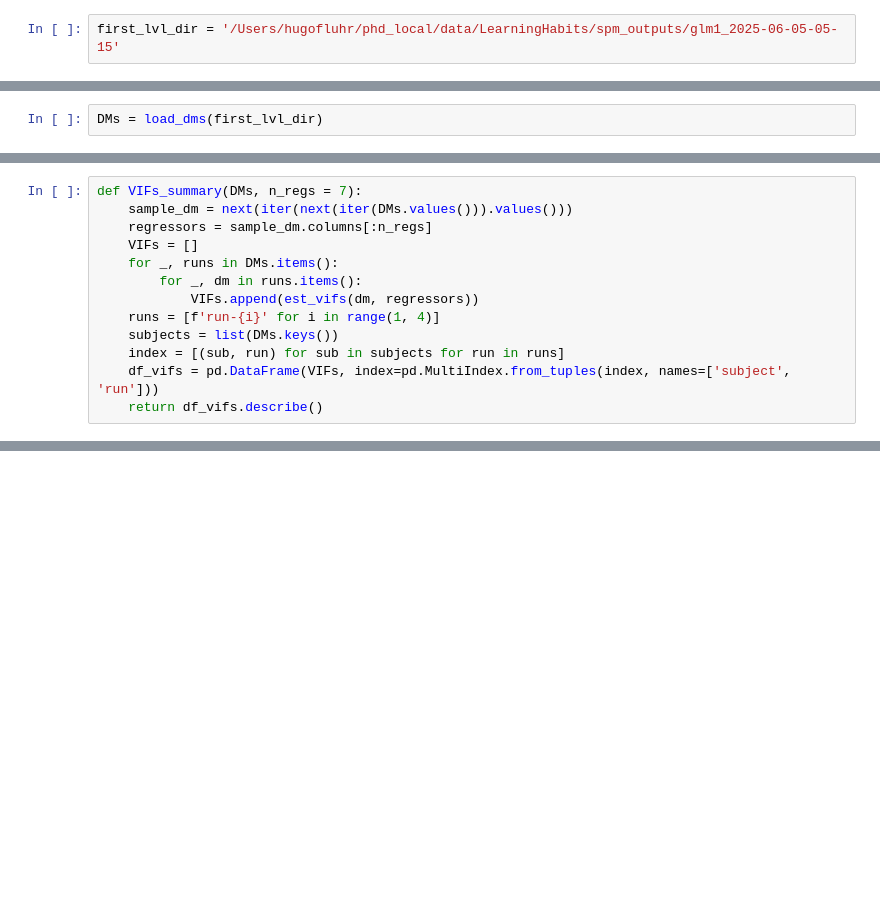
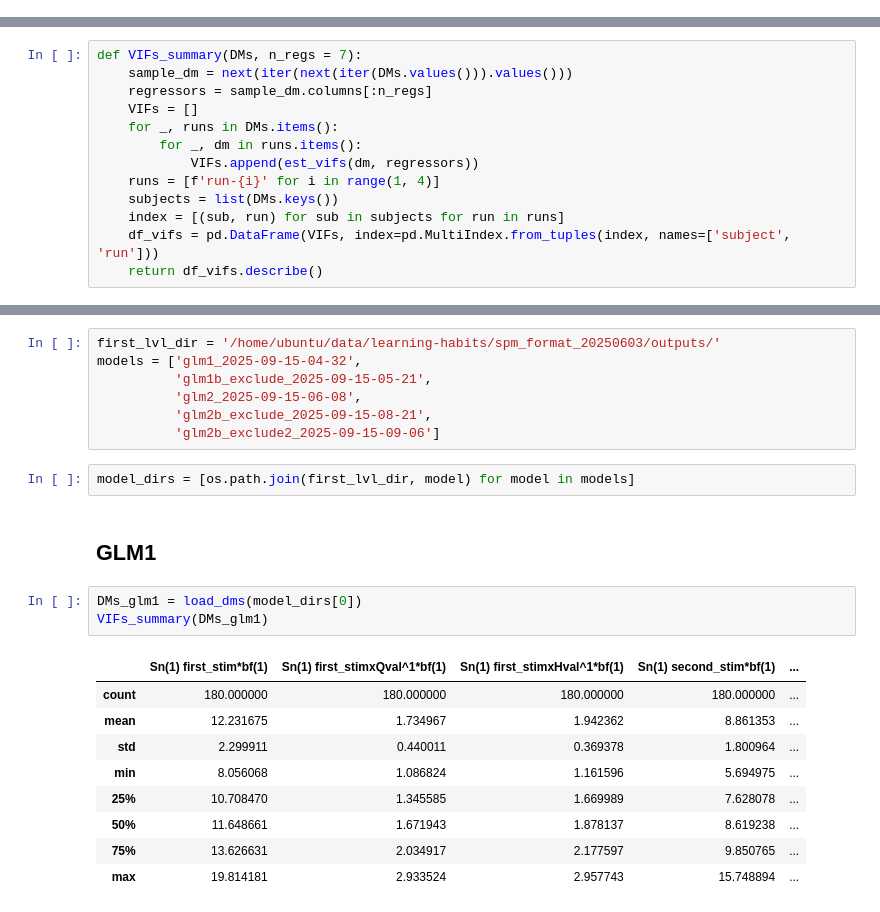
Before and after one commit to hugofluhr/learning-habits-analysis, a Jupyter notebook: notebooks/inspect_VIFs.ipynb, the cells around one changed output, grey strips where cells are left out. Saved outputs shown, nothing was run; the diff lists cells and outputs as text; blank space fills up the shorter version.

```diff
--- a/notebooks/inspect_VIFs.ipynb
+++ b/notebooks/inspect_VIFs.ipynb
@@ -7,7 +7,5 @@ from nilearn.glm import expression_to_contrast_vector
 sys.path.append('..')
 from utils.analysis import est_c_vifs, est_vifs, est_efficiency
-# %%
-first_lvl_dir = '/Users/hugofluhr/phd_local/data/LearningHabits/spm_outputs/glm1_2025-06-05-05-15'
 # %%
 def load_dms(first_lvl_dir):
     # Get list of subject directories
@@ -26,8 +24,6 @@ def load_dms(first_lvl_dir):
                     col_names = [line.strip() for line in f]
                 DMs[sub][run] = pd.read_csv(design_matrix_path, names=col_names, header=None)
     return DMs
-# %%
-DMs = load_dms(first_lvl_dir)
 # %%
 def cVIFs_summary(DMs, n_regs = 7):
     sample_dm = next(iter(next(iter(DMs.values())).values()))
@@ -105,0 +73,24 @@ eff_summary(DMs)
+# %%
+first_lvl_dir = '/home/ubuntu/data/learning-habits/spm_format_20250603/outputs/'
+models = ['glm1_2025-09-15-04-32',
+          'glm1b_exclude_2025-09-15-05-21',
+          'glm2_2025-09-15-06-08',
+          'glm2b_exclude_2025-09-15-08-21',
+          'glm2b_exclude2_2025-09-15-09-06']
+# %%
+model_dirs = [os.path.join(first_lvl_dir, model) for model in models]
+# %% [markdown]
+## GLM1
+# %%
+DMs_glm1 = load_dms(model_dirs[0])
+VIFs_summary(DMs_glm1)
+# %% [output]
+|  | Sn(1) first_stim*bf(1) | Sn(1) first_stimxQval^1*bf(1) | Sn(1) first_stimxHval^1*bf(1) | Sn(1) second_stim*bf(1) | ... |
+| count | 180.000000 | 180.000000 | 180.000000 | 180.000000 | ... |
+| mean | 12.231675 | 1.734967 | 1.942362 | 8.861353 | ... |
+| std | 2.299911 | 0.440011 | 0.369378 | 1.800964 | ... |
+| min | 8.056068 | 1.086824 | 1.161596 | 5.694975 | ... |
+| 25% | 10.708470 | 1.345585 | 1.669989 | 7.628078 | ... |
+| 50% | 11.648661 | 1.671943 | 1.878137 | 8.619238 | ... |
+| 75% | 13.626631 | 2.034917 | 2.177597 | 9.850765 | ... |
+| max | 19.814181 | 2.933524 | 2.957743 | 15.748894 | ... |
```
Also changed, not shown: parts of 28 cells of this notebook.
